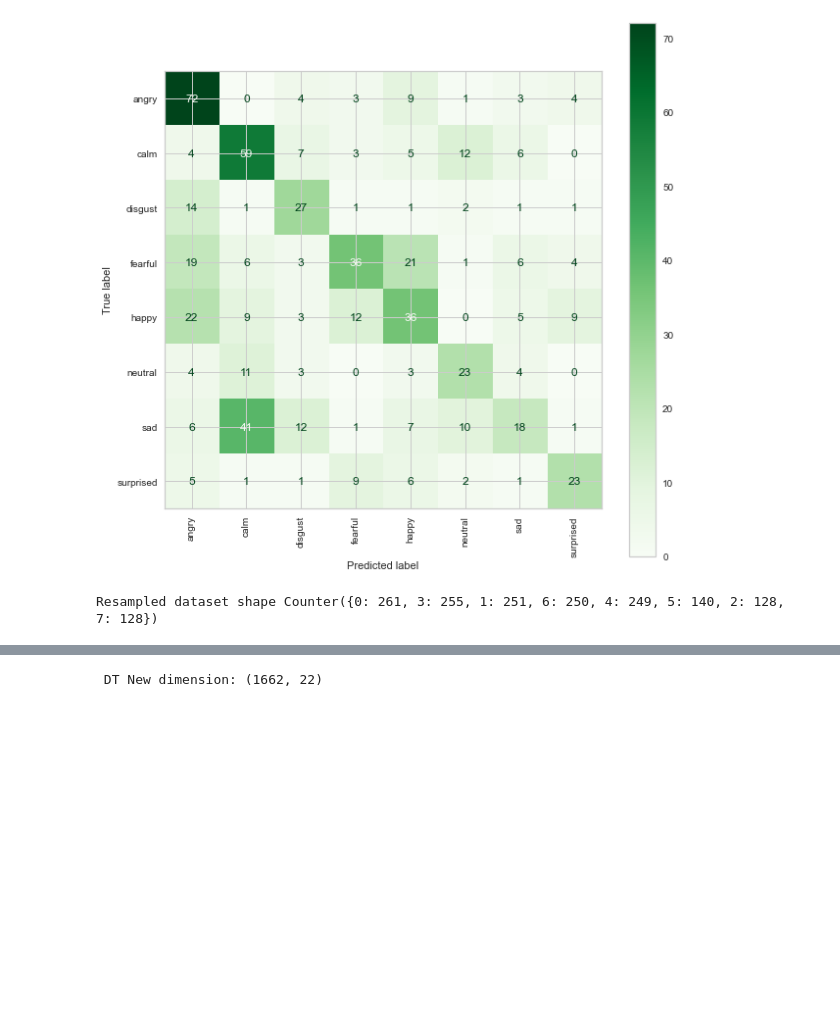
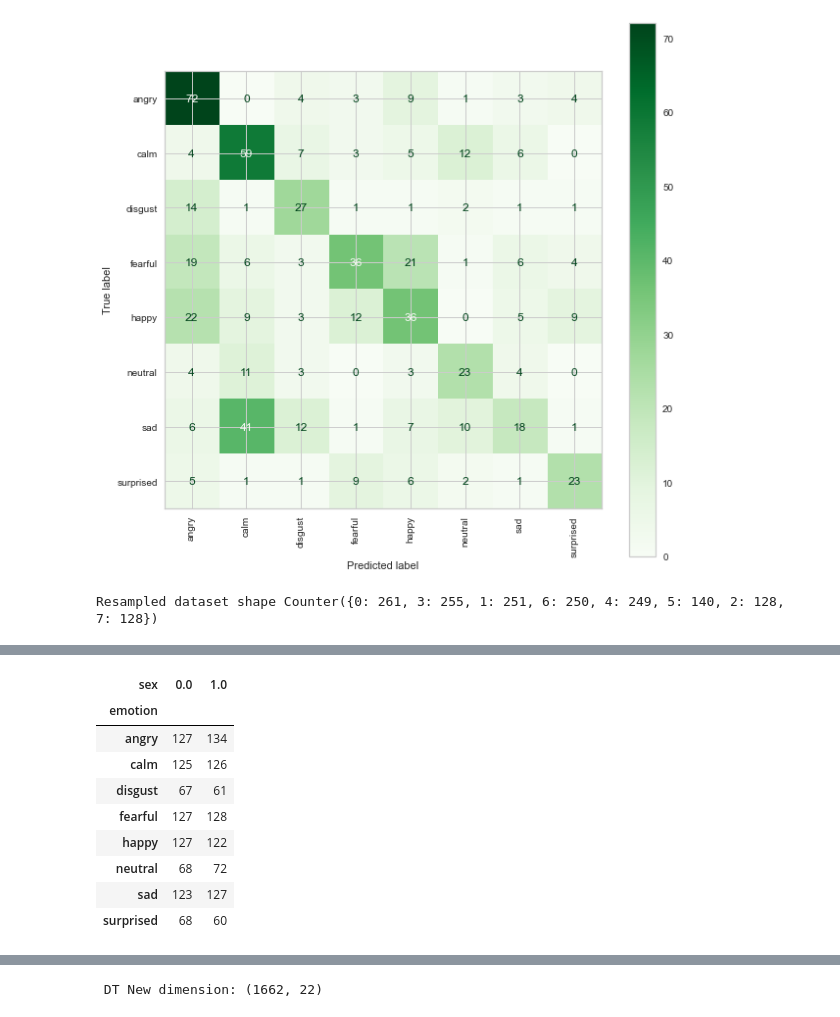
Before and after one commit to Diabelny/Data-Mining-2, a Jupyter notebook: Task2_Advanced_classification/RFE+Random.ipynb, the cells around one changed output, grey strips where cells are left out. Saved outputs shown, nothing was run; the diff lists cells and outputs as text; code cells hidden in the pictures; blank space fills up the shorter version.

```diff
--- a/Task2_Advanced_classification/RFE+Random.ipynb
+++ b/Task2_Advanced_classification/RFE+Random.ipynb
@@ -127,0 +159,13 @@ Resampled dataset shape Counter({0: 261, 3: 255, 1: 251, 6: 250, 4: 249, 5: 140,
+# %%
+pd.crosstab(df['emotion'],df['sex'])
+# %% [output]
+| sex | 0.0 | 1.0 |
+| emotion |  |  |
+| angry | 127 | 134 |
+| calm | 125 | 126 |
+| disgust | 67 | 61 |
+| fearful | 127 | 128 |
+| happy | 127 | 122 |
+| neutral | 68 | 72 |
+| sad | 123 | 127 |
+| surprised | 68 | 60 |
```
Also changed, not shown: parts of 11 cells of this notebook.
